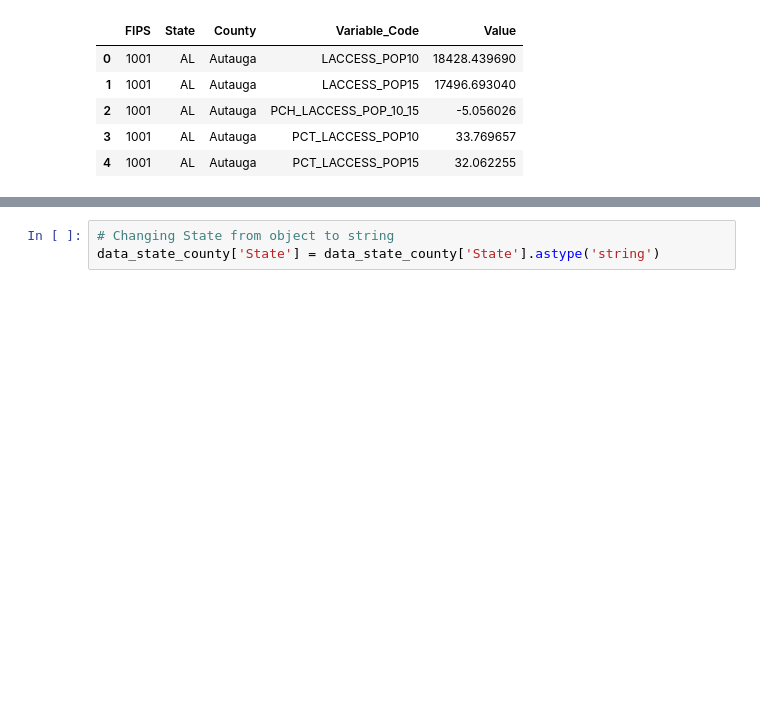
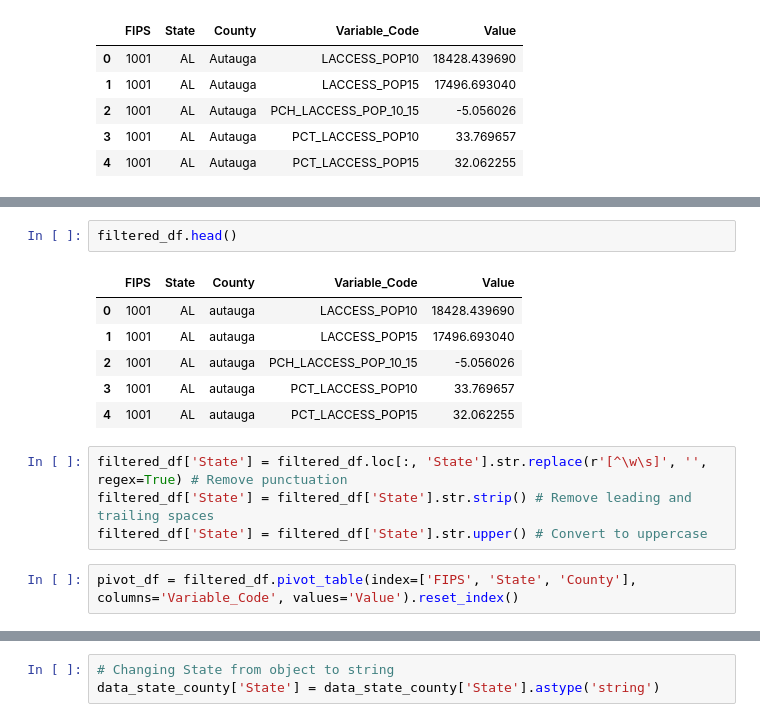
Before and after one commit to gabbycjames/DataScience_Capstone, a Jupyter notebook: DataWrangling.ipynb, the cells around one changed output, grey strips where cells are left out. Saved outputs shown, nothing was run; the diff lists cells and outputs as text; blank space fills up the shorter version.

```diff
--- a/DataWrangling.ipynb
+++ b/DataWrangling.ipynb
@@ -139,0 +139,15 @@ dtype: object
+# %%
+filtered_df.head()
+# %% [output]
+|  | FIPS | State | County | Variable_Code | Value |
+| 0 | 1001 | AL | autauga | LACCESS_POP10 | 18428.439690 |
+| 1 | 1001 | AL | autauga | LACCESS_POP15 | 17496.693040 |
+| 2 | 1001 | AL | autauga | PCH_LACCESS_POP_10_15 | -5.056026 |
+| 3 | 1001 | AL | autauga | PCT_LACCESS_POP10 | 33.769657 |
+| 4 | 1001 | AL | autauga | PCT_LACCESS_POP15 | 32.062255 |
+# %%
+filtered_df['State'] = filtered_df.loc[:, 'State'].str.replace(r'[^\w\s]', '', regex=True) # Remove punctuation
+filtered_df['State'] = filtered_df['State'].str.strip() # Remove leading and trailing spaces
+filtered_df['State'] = filtered_df['State'].str.upper() # Convert to uppercase
+# %%
+pivot_df = filtered_df.pivot_table(index=['FIPS', 'State', 'County'], columns='Variable_Code', values='Value').reset_index()
```
Also changed, not shown: parts of 19 cells of this notebook.
